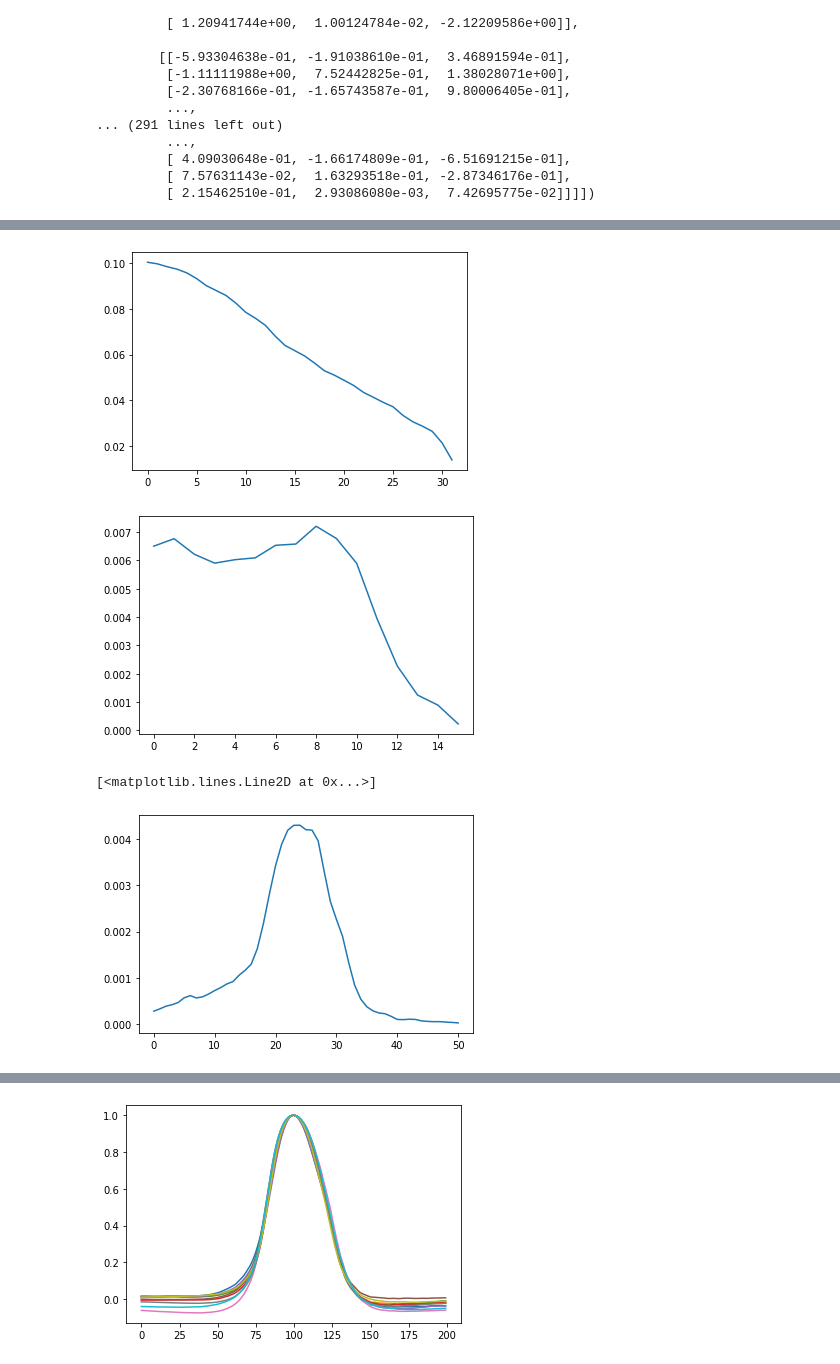
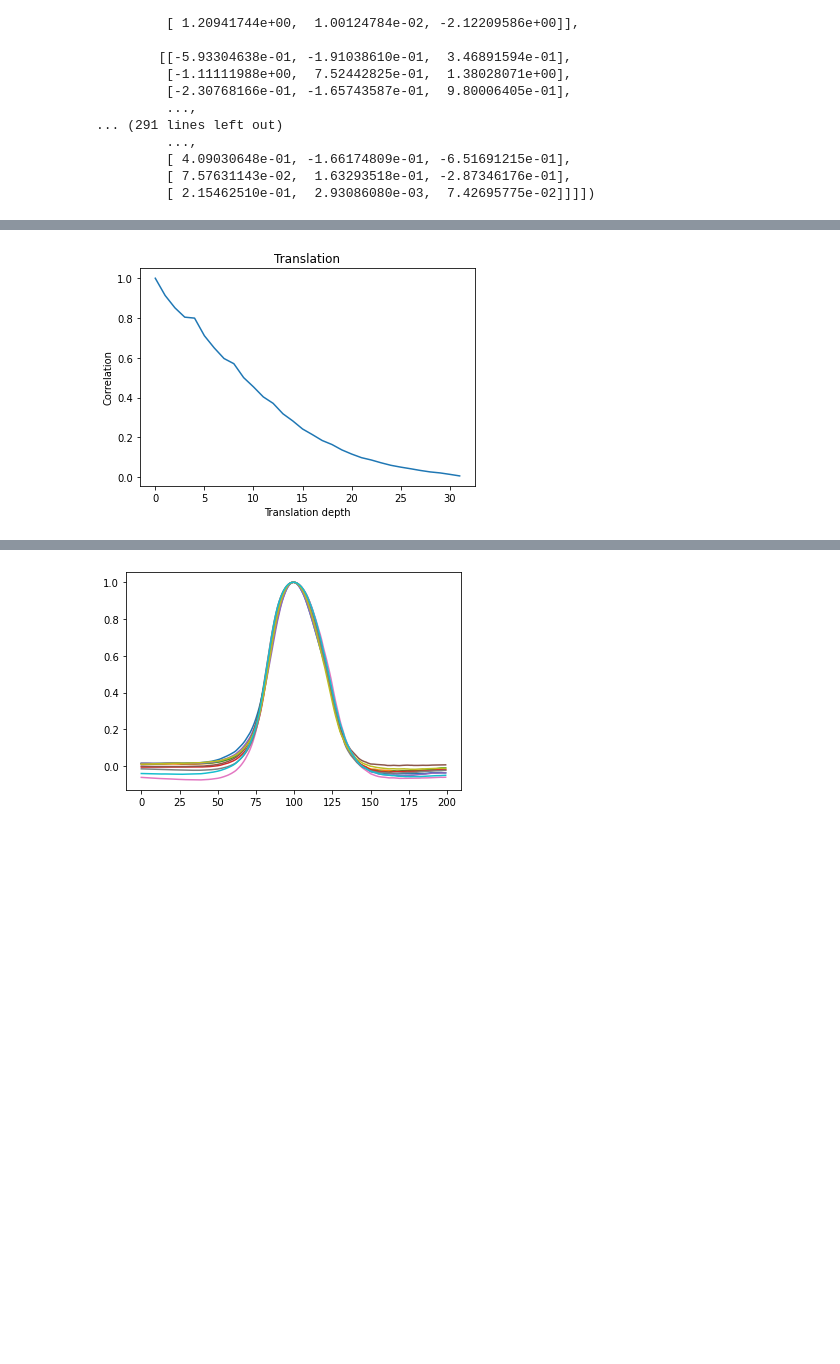
Before and after one commit to VandyCatLab/modelzoo, a Jupyter notebook: notebooks/Baseline.ipynb, the cells around one changed output, grey strips where cells are left out. Saved outputs shown, nothing was run; the diff lists cells and outputs as text; code cells hidden in the pictures; blank space fills up the shorter version.

```diff
--- a/notebooks/Baseline.ipynb
+++ b/notebooks/Baseline.ipynb
@@ -40,25 +45,25 @@ import imp
 imp.reload(baseline)
 imp.reload(analysis)
 imp.reload(datasets)
+# shiftRSA = baseline.transform_baseline('shift',
+#                                       model, 7,
+#                                       analysis.do_rsa,
+#                                       analysis.preprocess_rsa)
 zoomRSA = baseline.transform_baseline('zoom',
                                      model, 7,
                                      analysis.do_rsa,
                                      analysis.preprocess_rsa)
-shiftRSA = baseline.transform_baseline('shift',
-                                      model, 7,
-                                      analysis.do_rsa,
-                                      analysis.preprocess_rsa)
-reflectRSA = baseline.transform_baseline('reflect',
-                                        model, 7,
-                                        analysis.do_rsa,
-                                        analysis.preprocess_rsa)
-colorRSA = baseline.transform_baseline('color',
-                                      model, 7,
-                                      analysis.do_rsa_from_acts,
-                                      analysis.preprocess_rsa)
+# reflectRSA = baseline.transform_baseline('reflect',
+#                                         model, 7,
+#                                         analysis.do_rsa,
+#                                         analysis.preprocess_rsa)
+# colorRSA = baseline.transform_baseline('color',
+#                                       model, 7,
+#                                       analysis.do_rsa_from_acts,
+#                                       analysis.preprocess_rsa)
 
-np.save('../outputs/baseline/reflectRSA.npy', reflectRSA)
-np.save('../outputs/baseline/colorRSA.npy', colorRSA)
-np.save('../outputs/baseline/shiftRSA.npy', shiftRSA)
+# np.save('../outputs/baseline/reflectRSA.npy', reflectRSA)
+# np.save('../outputs/baseline/colorRSA.npy', colorRSA)
+# np.save('../outputs/baseline/shiftRSA.npy', shiftRSA)
 np.save('../outputs/baseline/zoomRSA.npy', zoomRSA)
 # %% [output]
@@ -121,15 +138,15 @@ WARNING:matplotlib.image:Clipping input data to the valid range for imshow with
 # %%
 import matplotlib.pyplot as plt
 plt.plot(shiftRSA)
+plt.xlabel('Translation depth')
+plt.ylabel('Correlation')
+plt.title('Translation')
 plt.show()
-plt.plot(zoomRSA)
-plt.show()
-plt.plot(colorRSA)
+# plt.plot(zoomRSA)
+# plt.show()
+# plt.plot(colorRSA)
 # %% [output]
-[figure, old version]
+[figure, new version]
-[figure, removed]
-[<matplotlib.lines.Line2D at 0x...>]
-[figure, removed]
 # %%
 reflectRSA
 # %% [output]
```
Also changed, not shown: parts of 6 cells of this notebook, 4 other files.
